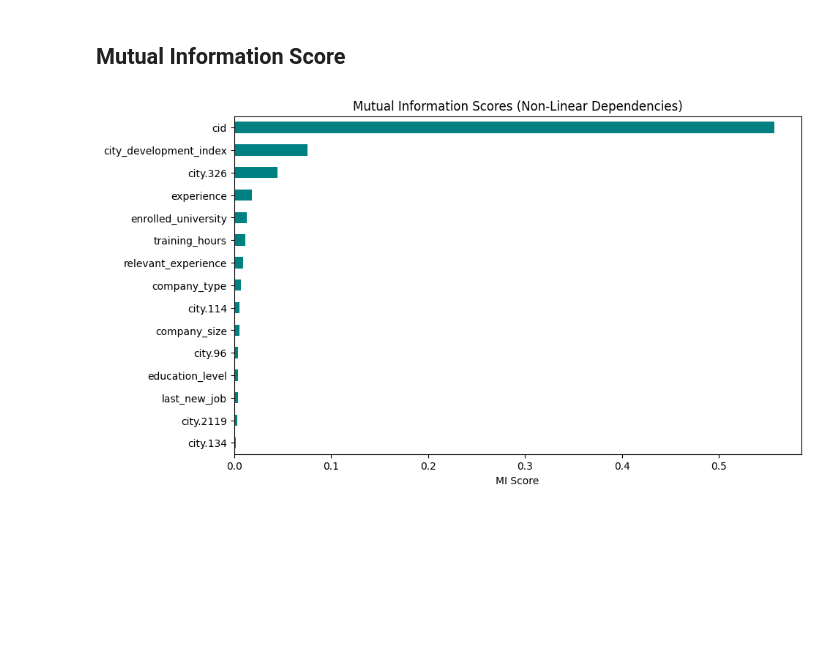
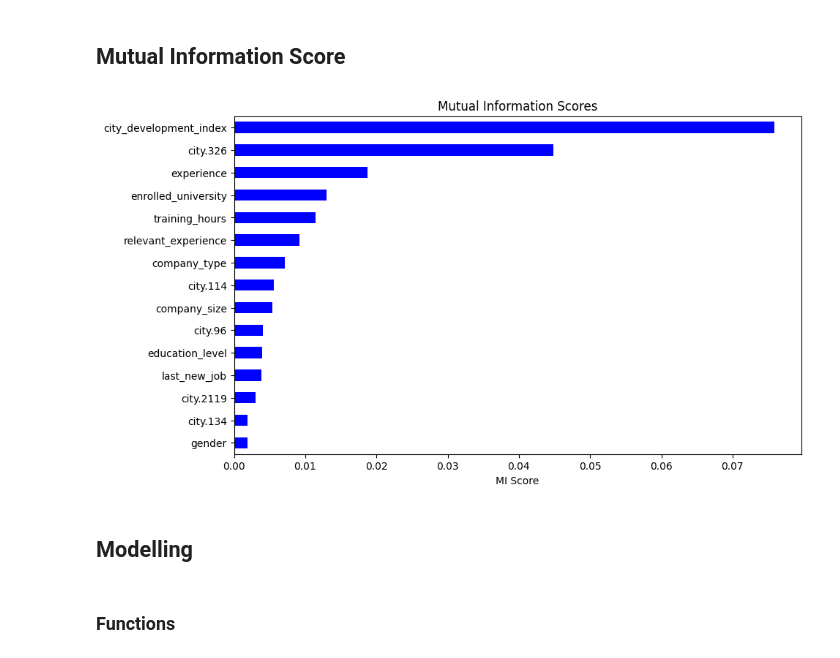
Before and after one commit to MathiasHMorgan/AppliedDA-Assignment2, a Jupyter notebook: assessment2_cod.ipynb, the cells around one changed output. Drawn from its saved outputs; the diff is of its cells as text; code cells hidden in the pictures; blank space fills up the shorter version.

```diff
--- a/assessment2_cod.ipynb
+++ b/assessment2_cod.ipynb
@@ -68,3 +76,10 @@ Text(0, 0.5, 'Count')
+# %%
+jobChangeDfTest = pd.read_csv('A2_change_job_submission.csv')
+cidTestDf = pd.merge(jobChangeDfTest,changeJobDf,how='inner',on='cid')
+
+# If cid empty then there are no overlapping ID's between test and train
+if cidTestDf.empty:
+    changeJobDf = changeJobDf.drop(columns='cid')
 # %% [markdown]
 ## Check unique values for non numeric fields
 # %%
@@ -166,14 +181,16 @@ Name: target, dtype: float64
 # %%
 miScores = mutual_info_classif(changeJobDf[featureCols], changeJobDf[targetCol], discrete_features=True, random_state=42)
 miSeries = pd.Series(miScores, index=changeJobDf[featureCols].columns)
 miSeries = miSeries.sort_values(ascending=False)
 
 # 4. Plot
 plt.figure(figsize=(10, 6))
-miSeries.head(15).plot(kind='barh', color='teal')
-plt.title("Mutual Information Scores (Non-Linear Dependencies)")
+miSeries.head(15).plot(kind='barh', color='blue')
+plt.title("Mutual Information Scores")
 plt.xlabel("MI Score")
 plt.gca().invert_yaxis()
 plt.show()
 # %% [output]
-[figure, old version]
+[figure, new version]
+# %% [markdown]
+## Modelling
@@ -179,0 +201,2 @@ plt.show()
+# %% [markdown]
+### Functions
```
Also changed, not shown: parts of 12 cells of this notebook.
